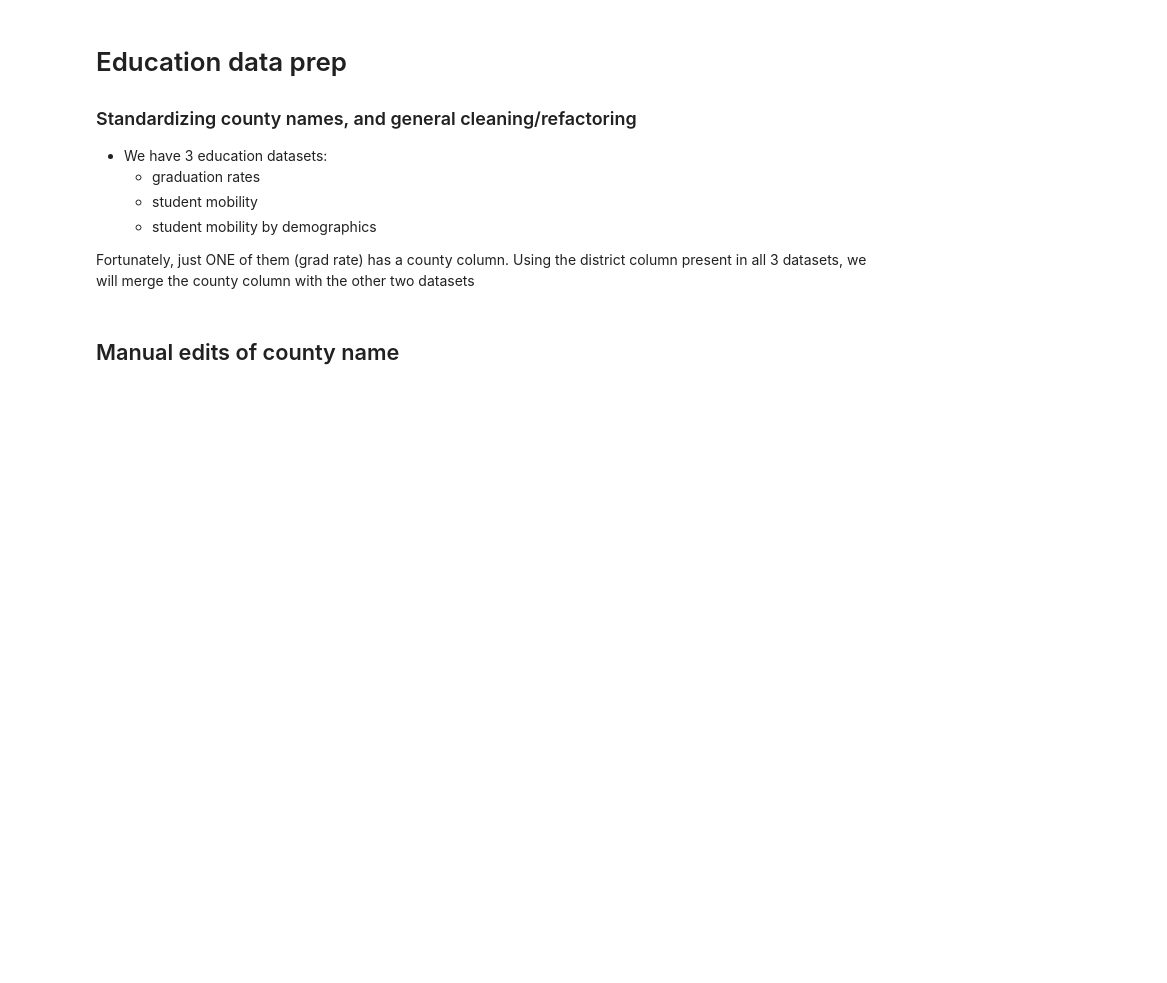
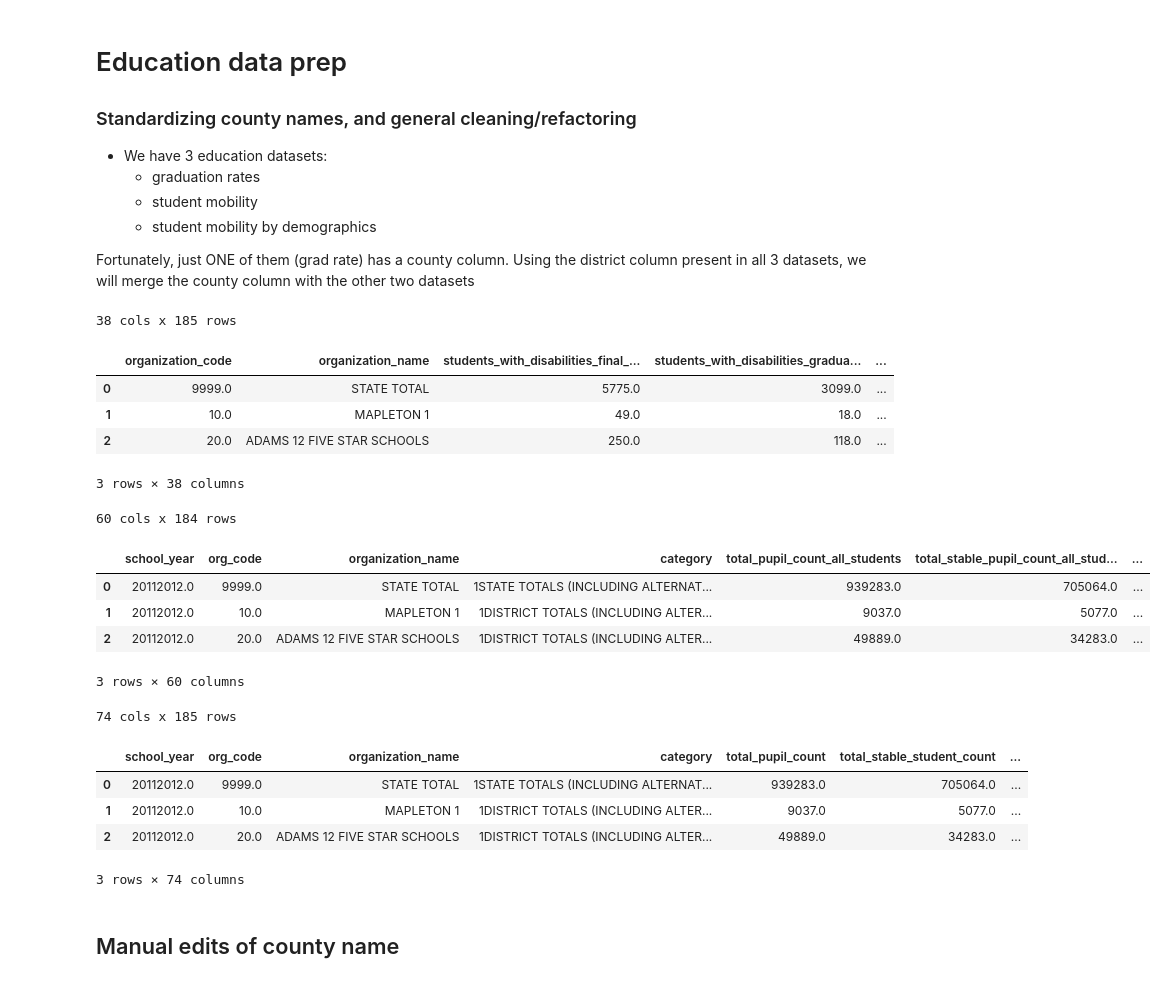
Before and after one commit to ryayoung/crime-data-engineering, a Jupyter notebook: notebooks/2-education-cleaning.ipynb, the cells around one changed output. Saved outputs shown, nothing was run; the diff lists cells and outputs as text; code cells hidden in the pictures; blank space fills up the shorter version.

```diff
--- a/notebooks/2-education-cleaning.ipynb
+++ b/notebooks/2-education-cleaning.ipynb
@@ -12,13 +12,33 @@ Fortunately, just ONE of them (grad rate) has a county column. Using the distric
 # %%
 import pandas as pd
 import df_util
 from df_util import head
 input_path = lambda name: f'../input-data/{name}.csv'
 work_path = lambda name: f'../working-data/{name}.csv'
 
 df_grad_rate = pd.read_csv(input_path('dist_grad_rate__cfyh-6xxg'))
 df_mobility = pd.read_csv(input_path('dist_student_mobility__6wcd-ysh5'))
 df_mobility_demo = pd.read_csv(input_path('dist_mobility_demographics__rg84-k4d3'))
+head(df_grad_rate, df_mobility, df_mobility_demo)
+# %% [output]
+38 cols x 185 rows
+|  | organization_code | organization_name | students_with_disabilities_final_... | students_with_disabilities_gradua... | ... |
+| 0 | 9999.0 | STATE TOTAL | 5775.0 | 3099.0 | ... |
+| 1 | 10.0 | MAPLETON 1 | 49.0 | 18.0 | ... |
+| 2 | 20.0 | ADAMS 12 FIVE STAR SCHOOLS | 250.0 | 118.0 | ... |
+3 rows × 38 columns
+60 cols x 184 rows
+|  | school_year | org_code | organization_name | category | total_pupil_count_all_students | total_stable_pupil_count_all_stud... | ... |
+| 0 | 20112012.0 | 9999.0 | STATE TOTAL | 1STATE TOTALS (INCLUDING ALTERNAT... | 939283.0 | 705064.0 | ... |
+| 1 | 20112012.0 | 10.0 | MAPLETON 1 | 1DISTRICT TOTALS (INCLUDING ALTER... | 9037.0 | 5077.0 | ... |
+| 2 | 20112012.0 | 20.0 | ADAMS 12 FIVE STAR SCHOOLS | 1DISTRICT TOTALS (INCLUDING ALTER... | 49889.0 | 34283.0 | ... |
+3 rows × 60 columns
+74 cols x 185 rows
+|  | school_year | org_code | organization_name | category | total_pupil_count | total_stable_student_count | ... |
+| 0 | 20112012.0 | 9999.0 | STATE TOTAL | 1STATE TOTALS (INCLUDING ALTERNAT... | 939283.0 | 705064.0 | ... |
+| 1 | 20112012.0 | 10.0 | MAPLETON 1 | 1DISTRICT TOTALS (INCLUDING ALTER... | 9037.0 | 5077.0 | ... |
+| 2 | 20112012.0 | 20.0 | ADAMS 12 FIVE STAR SCHOOLS | 1DISTRICT TOTALS (INCLUDING ALTER... | 49889.0 | 34283.0 | ... |
+3 rows × 74 columns
 # %% [markdown]
 ## Manual edits of county name
 # %%
```
Also changed, not shown: 8 other files.
